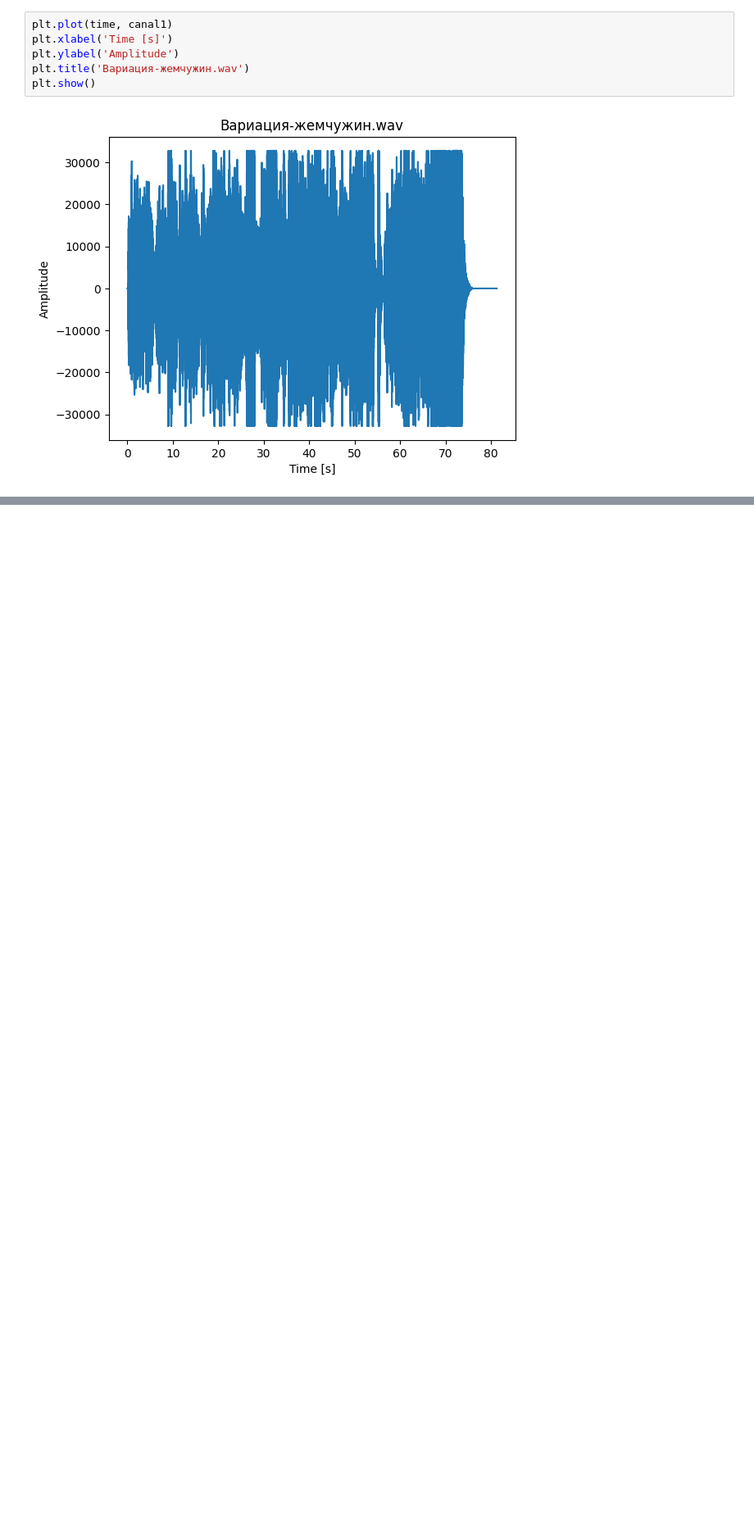
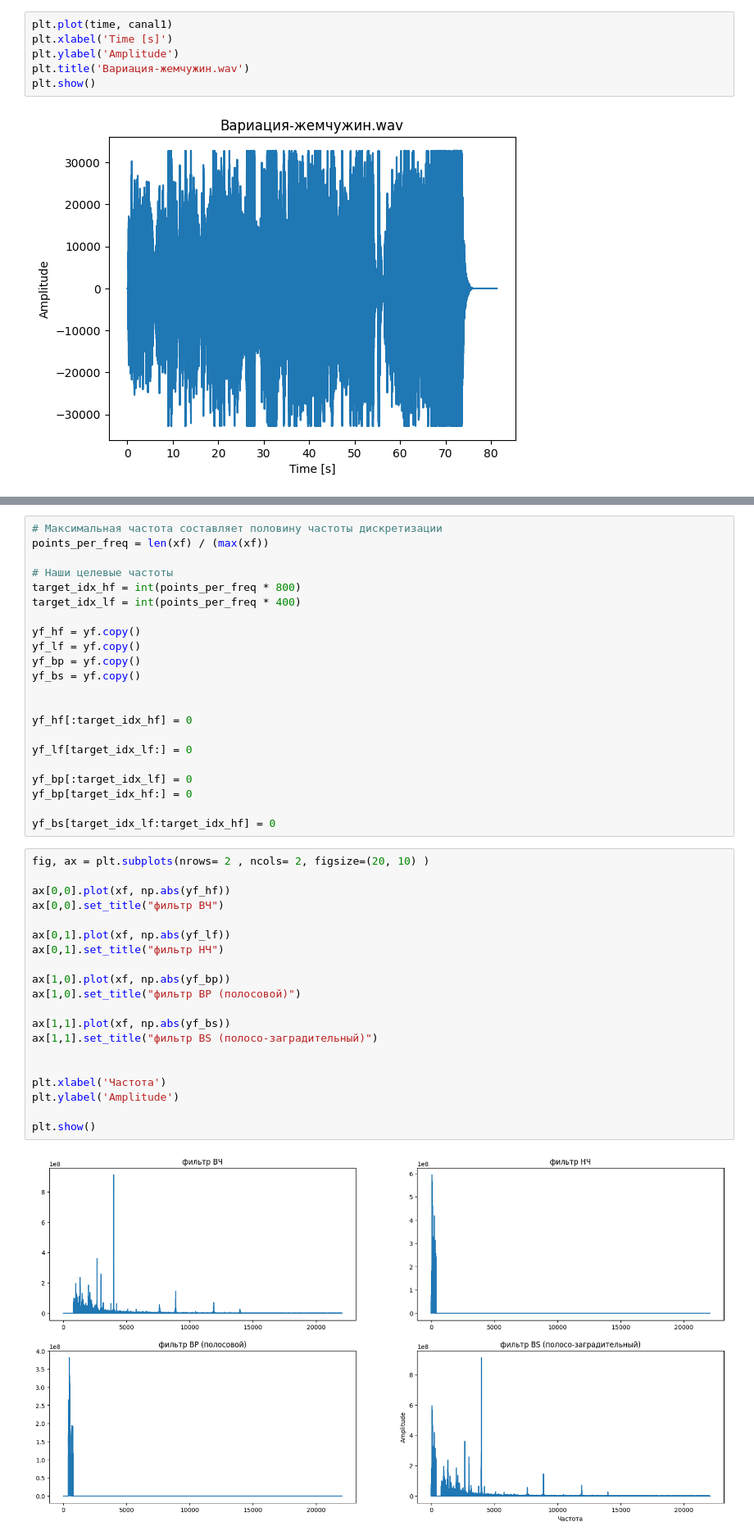
Before and after one commit to nastya03iva/TimeSeries, a Jupyter notebook: hw11/hw11.ipynb, the cells around one changed output, grey strips where cells are left out. Shown at 82% size. Saved outputs shown, nothing was run; the diff lists cells and outputs as text; blank space fills up the shorter version.

```diff
--- a/hw11/hw11.ipynb
+++ b/hw11/hw11.ipynb
@@ -75,0 +58,44 @@ AssertionError: wrong color format 'ansiyellow'
+# %%
+# Максимальная частота составляет половину частоты дискретизации
+points_per_freq = len(xf) / (max(xf))
+
+# Наши целевые частоты
+target_idx_hf = int(points_per_freq * 800)
+target_idx_lf = int(points_per_freq * 400)
+
+yf_hf = yf.copy()
+yf_lf = yf.copy()
+yf_bp = yf.copy()
+yf_bs = yf.copy()
+
+
+yf_hf[:target_idx_hf] = 0
+
+yf_lf[target_idx_lf:] = 0
+
+yf_bp[:target_idx_lf] = 0
+yf_bp[target_idx_hf:] = 0
+
+yf_bs[target_idx_lf:target_idx_hf] = 0
+# %%
+fig, ax = plt.subplots(nrows= 2 , ncols= 2, figsize=(20, 10) )
+
+ax[0,0].plot(xf, np.abs(yf_hf))
+ax[0,0].set_title("фильтр ВЧ")
+
+ax[0,1].plot(xf, np.abs(yf_lf))
+ax[0,1].set_title("фильтр НЧ")
+
+ax[1,0].plot(xf, np.abs(yf_bp))
+ax[1,0].set_title("фильтр BP (полосовой)")
+
+ax[1,1].plot(xf, np.abs(yf_bs))
+ax[1,1].set_title("фильтр BS (полосо-заградительный)")
+
+
+plt.xlabel('Частота')
+plt.ylabel('Amplitude')
+
+plt.show()
+# %% [output]
+[figure, added]
```
Also changed, not shown: parts of 22 cells of this notebook.
